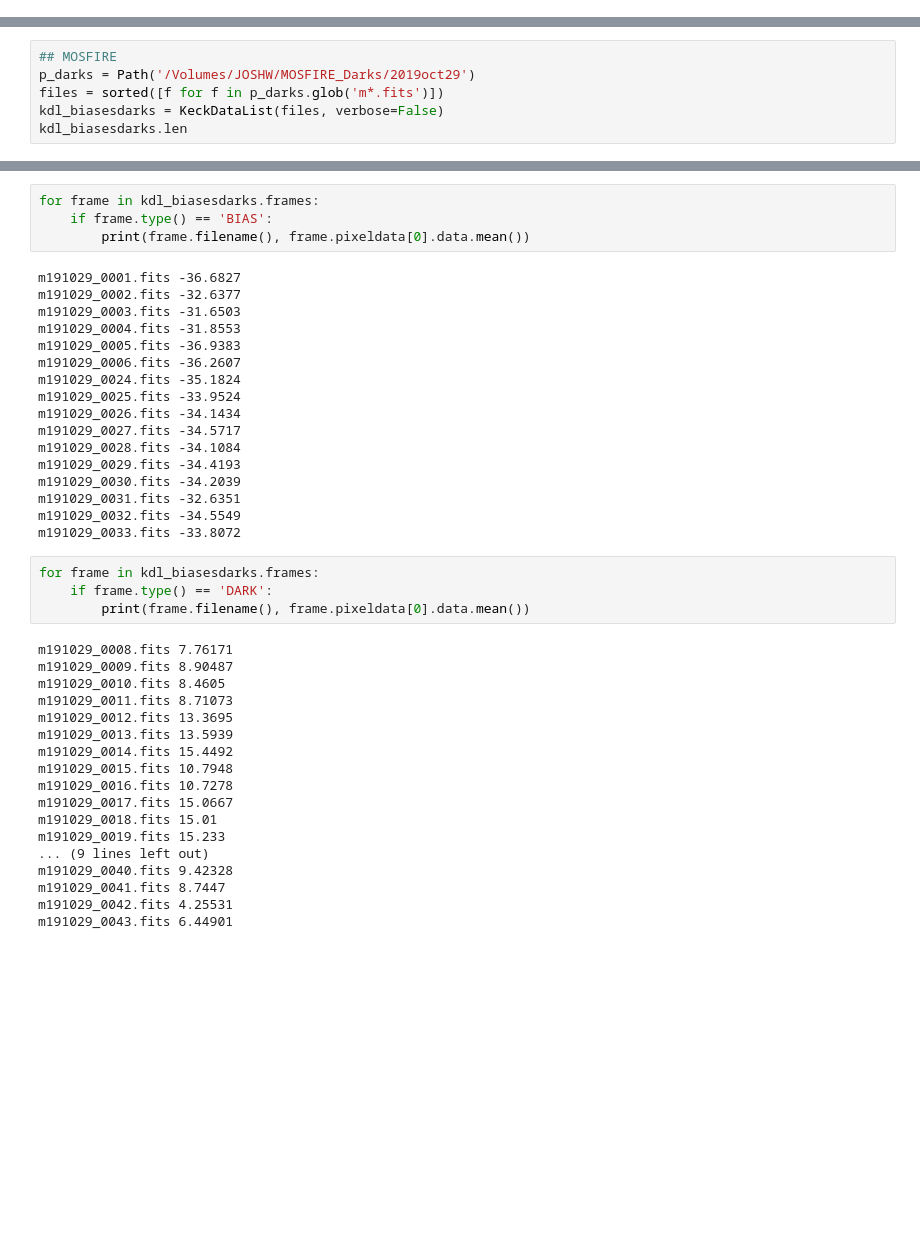
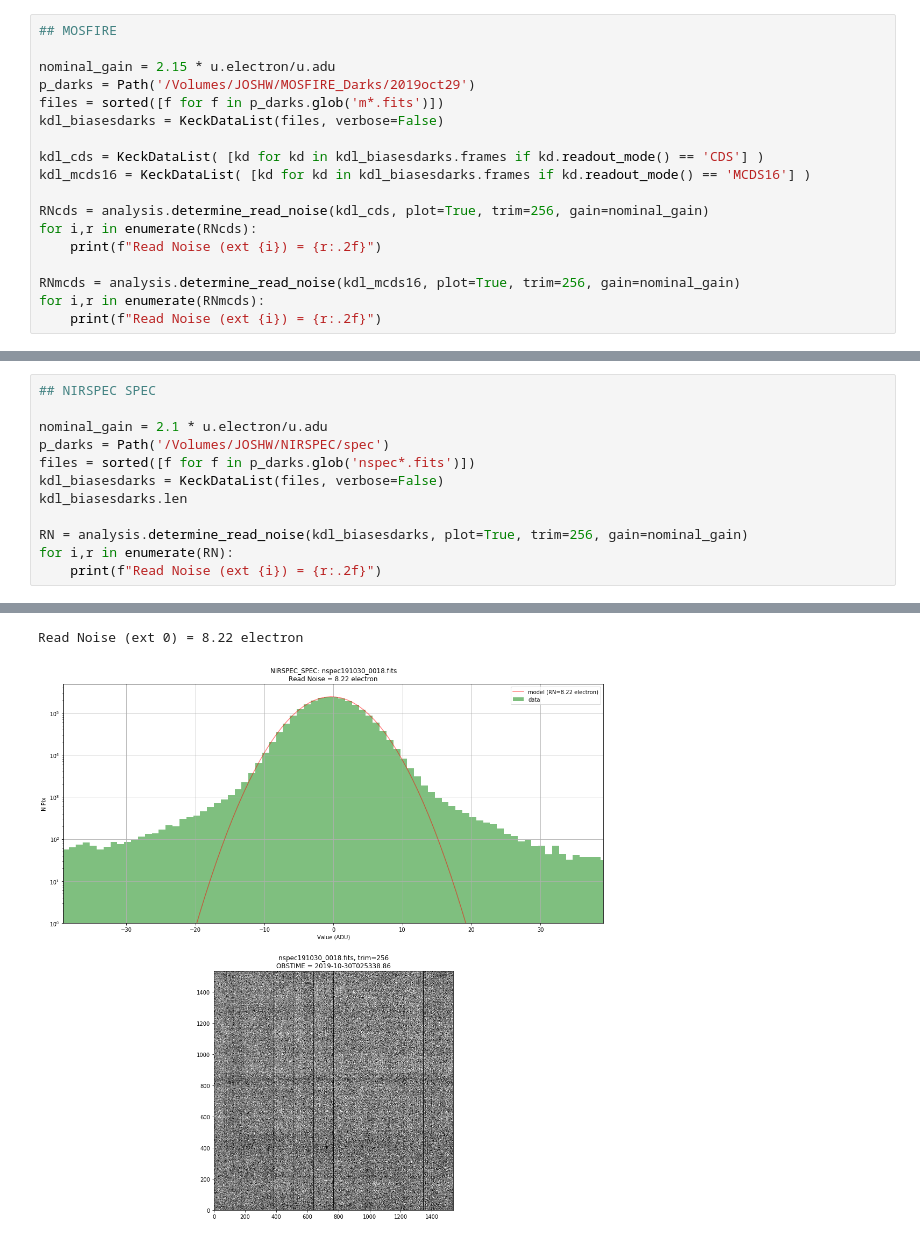
Before and after one commit to joshwalawender/KeckData, a Jupyter notebook: Analysis Playground.ipynb, the cells around one changed output, grey strips where cells are left out. Drawn from its saved outputs; the diff is of its cells as text; blank space fills up the shorter version.

Commit message:
Improve read noise plot

```diff
--- a/Analysis Playground.ipynb
+++ b/Analysis Playground.ipynb
@@ -21,0 +34,18 @@ from matplotlib import pyplot as plt
+# %%
+## MOSFIRE
+
+nominal_gain = 2.15 * u.electron/u.adu
+p_darks = Path('/Volumes/JOSHW/MOSFIRE_Darks/2019oct29')
+files = sorted([f for f in p_darks.glob('m*.fits')])
+kdl_biasesdarks = KeckDataList(files, verbose=False)
+
+kdl_cds = KeckDataList( [kd for kd in kdl_biasesdarks.frames if kd.readout_mode() == 'CDS'] )
+kdl_mcds16 = KeckDataList( [kd for kd in kdl_biasesdarks.frames if kd.readout_mode() == 'MCDS16'] )
+
+RNcds = analysis.determine_read_noise(kdl_cds, plot=True, trim=256, gain=nominal_gain)
+for i,r in enumerate(RNcds):
+    print(f"Read Noise (ext {i}) = {r:.2f}")
+
+RNmcds = analysis.determine_read_noise(kdl_mcds16, plot=True, trim=256, gain=nominal_gain)
+for i,r in enumerate(RNmcds):
+    print(f"Read Noise (ext {i}) = {r:.2f}")
@@ -22,7 +77,13 @@ from matplotlib import pyplot as plt
 # %%
-## MOSFIRE
-p_darks = Path('/Volumes/JOSHW/MOSFIRE_Darks/2019oct29')
-files = sorted([f for f in p_darks.glob('m*.fits')])
+## NIRSPEC SPEC
+
+nominal_gain = 2.1 * u.electron/u.adu
+p_darks = Path('/Volumes/JOSHW/NIRSPEC/spec')
+files = sorted([f for f in p_darks.glob('nspec*.fits')])
 kdl_biasesdarks = KeckDataList(files, verbose=False)
 kdl_biasesdarks.len
+
+RN = analysis.determine_read_noise(kdl_biasesdarks, plot=True, trim=256, gain=nominal_gain)
+for i,r in enumerate(RN):
+    print(f"Read Noise (ext {i}) = {r:.2f}")
 # %% [output]
@@ -30,43 +100,2 @@ kdl_biasesdarks.len
+Read Noise (ext 0) = 8.22 electron
+[figure, added]
-# %%
-for frame in kdl_biasesdarks.frames:
-    if frame.type() == 'BIAS':
-        print(frame.filename(), frame.pixeldata[0].data.mean())
-# %% [output]
-m191029_0001.fits -36.6827
-m191029_0002.fits -32.6377
-m191029_0003.fits -31.6503
-m191029_0004.fits -31.8553
-m191029_0005.fits -36.9383
-m191029_0006.fits -36.2607
-m191029_0024.fits -35.1824
-m191029_0025.fits -33.9524
-m191029_0026.fits -34.1434
-m191029_0027.fits -34.5717
-m191029_0028.fits -34.1084
-m191029_0029.fits -34.4193
-m191029_0030.fits -34.2039
-m191029_0031.fits -32.6351
-m191029_0032.fits -34.5549
-m191029_0033.fits -33.8072
-# %%
-for frame in kdl_biasesdarks.frames:
-    if frame.type() == 'DARK':
-        print(frame.filename(), frame.pixeldata[0].data.mean())
-# %% [output]
-m191029_0008.fits 7.76171
-m191029_0009.fits 8.90487
-m191029_0010.fits 8.4605
-m191029_0011.fits 8.71073
-m191029_0012.fits 13.3695
-m191029_0013.fits 13.5939
-m191029_0014.fits 15.4492
-m191029_0015.fits 10.7948
-m191029_0016.fits 10.7278
-m191029_0017.fits 15.0667
-m191029_0018.fits 15.01
-m191029_0019.fits 15.233
-... (9 lines left out)
-m191029_0040.fits 9.42328
-m191029_0041.fits 8.7447
-m191029_0042.fits 4.25531
-m191029_0043.fits 6.44901
```
Also changed, not shown: parts of 12 cells of this notebook, 1 other file.
